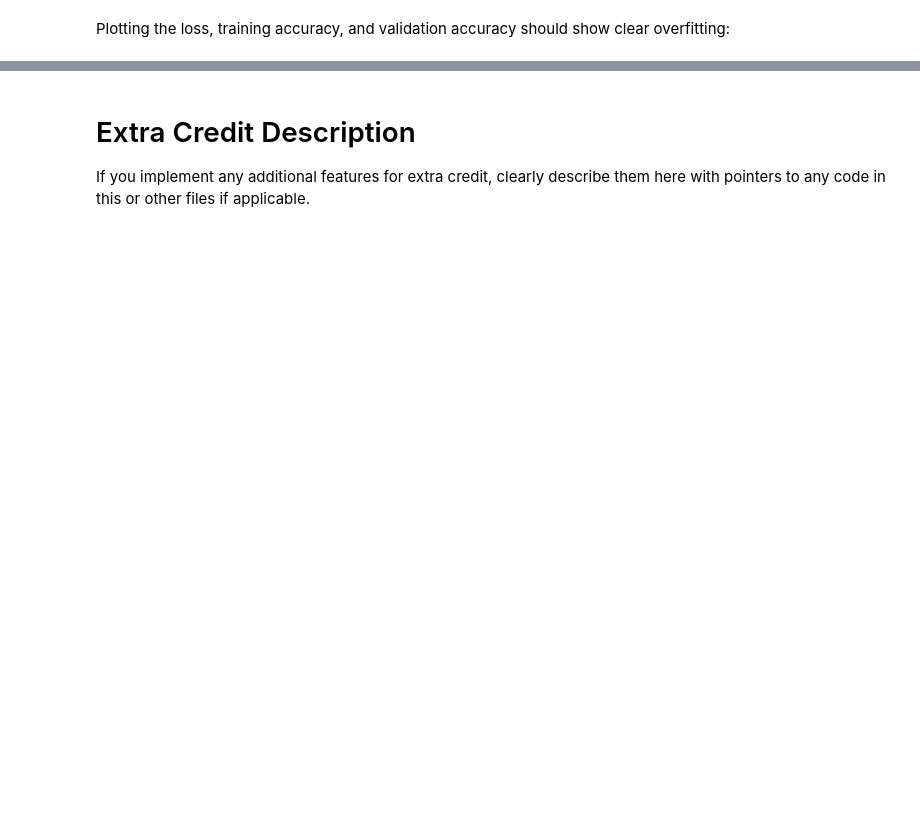
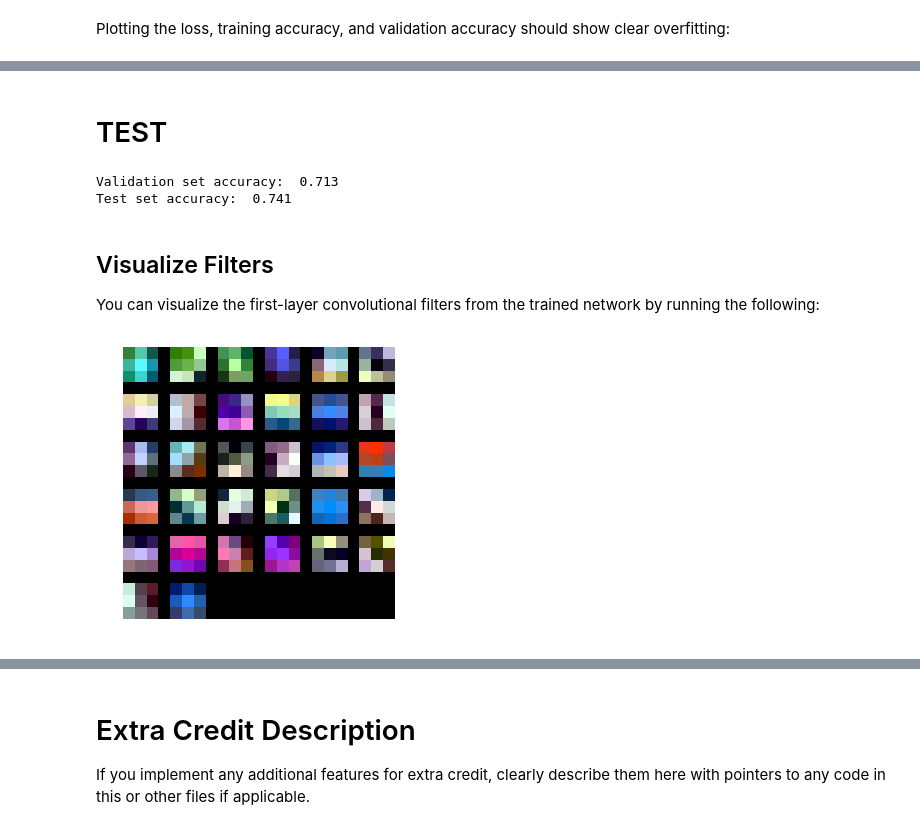
Before and after one commit to oflucas/CS231n, a Jupyter notebook: assignment2/ConvolutionalNetworks.ipynb, the cells around one changed output, grey strips where cells are left out. Saved outputs shown, nothing was run; the diff lists cells and outputs as text; code cells hidden in the pictures; blank space fills up the shorter version.

```diff
--- a/assignment2/ConvolutionalNetworks.ipynb
+++ b/assignment2/ConvolutionalNetworks.ipynb
@@ -848,0 +819,35 @@ solver.train()
+# %%
+image_input_dim = (3, 32, 32)
+num_classes = 10
+
+best_model = None
+best_solver = None
+
+reg = 1e-6
+fc_hidden_dims = [100, 100]
+# for learning_rate in np.logspace(-4, -2, num=4):
+#     for weight_scale in np.logspace(-4, -1.5, num=4):
+learning_rate=1e-3
+weight_scale = 5e-3
+
+model = MyConvNet(image_input_dim, fc_hidden_dims, num_classes,
+                  num_filters=[32, 64], filter_size=3, dtype=np.float64,
+                  reg=reg, dropout=0.4, use_batchnorm=True)
+solver = Solver(model, data,
+                print_every=100, num_epochs=5, batch_size=100,
+                update_rule='adam',
+                optim_config={
+                  'learning_rate': learning_rate,
+                },
+                verbose=True
+         )
+solver.train()
+
+if best_solver is None or solver.val_acc_history[-1] > best_solver.val_acc_history[-1]:
+    best_model = model
+    best_solver = solver
+
+print reg, weight_scale, learning_rate, 'last loss, tr_acc, val_acc = \t\t', \
+    solver.loss_history[-1], solver.train_acc_history[-1], solver.val_acc_history[-1]
+
+print 'best_solver:', best_solver.val_acc_history[-1]
@@ -848,0 +912,23 @@ solver.train()
+# %% [markdown]
+# TEST
+# %%
+y_test_pred = np.argmax(best_model.loss(data['X_test']), axis=1)
+y_val_pred = np.argmax(best_model.loss(data['X_val']), axis=1)
+print 'Validation set accuracy: ', (y_val_pred == data['y_val']).mean()
+print 'Test set accuracy: ', (y_test_pred == data['y_test']).mean()
+# %% [output]
+Validation set accuracy:  0.713
+Test set accuracy:  0.741
+# %% [markdown]
+## Visualize Filters
+You can visualize the first-layer convolutional filters from the trained network by running the following:
+# %%
+from cs231n.vis_utils import visualize_grid
+
+grid = visualize_grid(best_model.params['W0'].transpose(0, 2, 3, 1))
+plt.imshow(grid.astype('uint8'))
+plt.axis('off')
+plt.gcf().set_size_inches(5, 5)
+plt.show()
+# %% [output]
+[figure, added]
```
Also changed, not shown: parts of 27 cells of this notebook, 33 other files.
